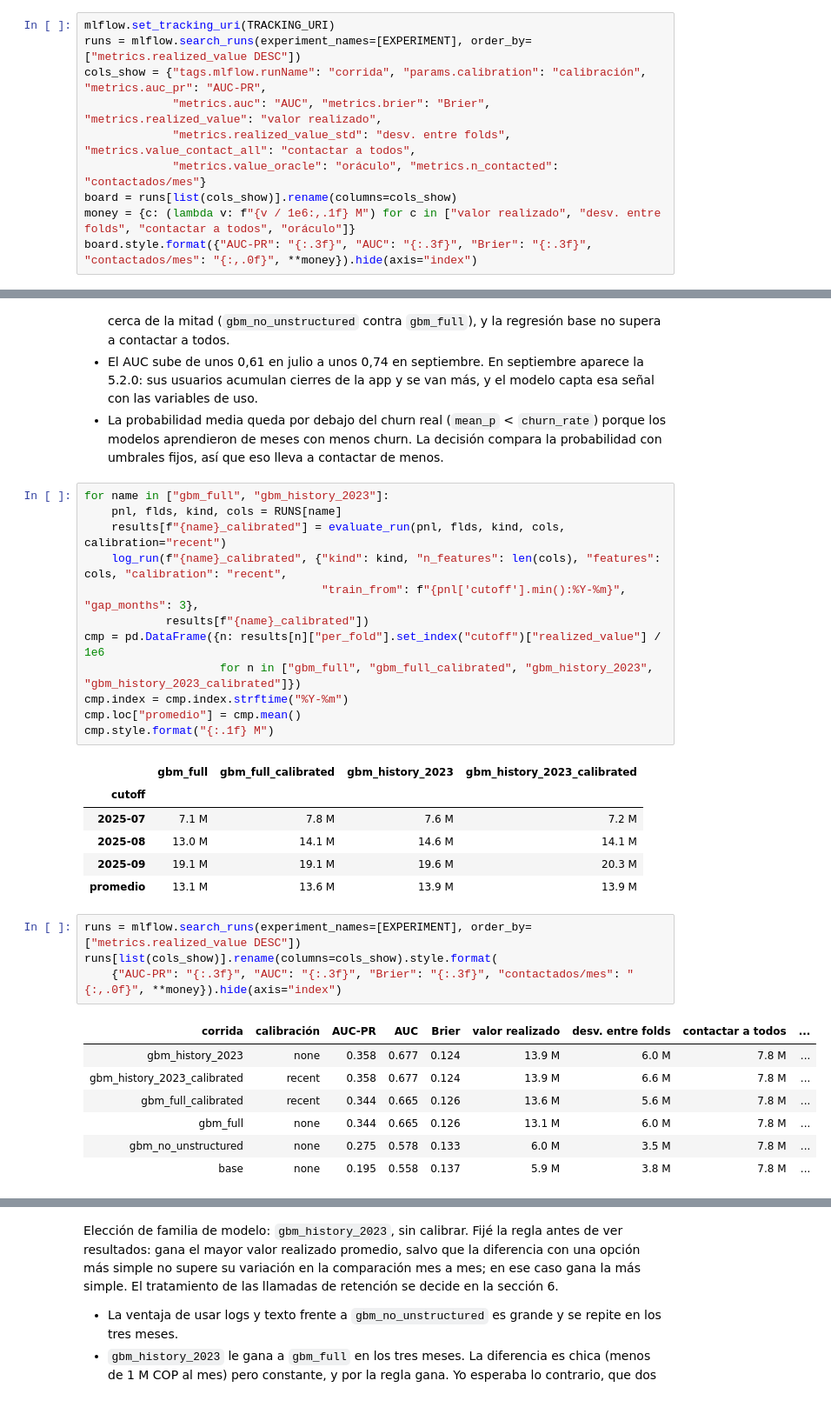
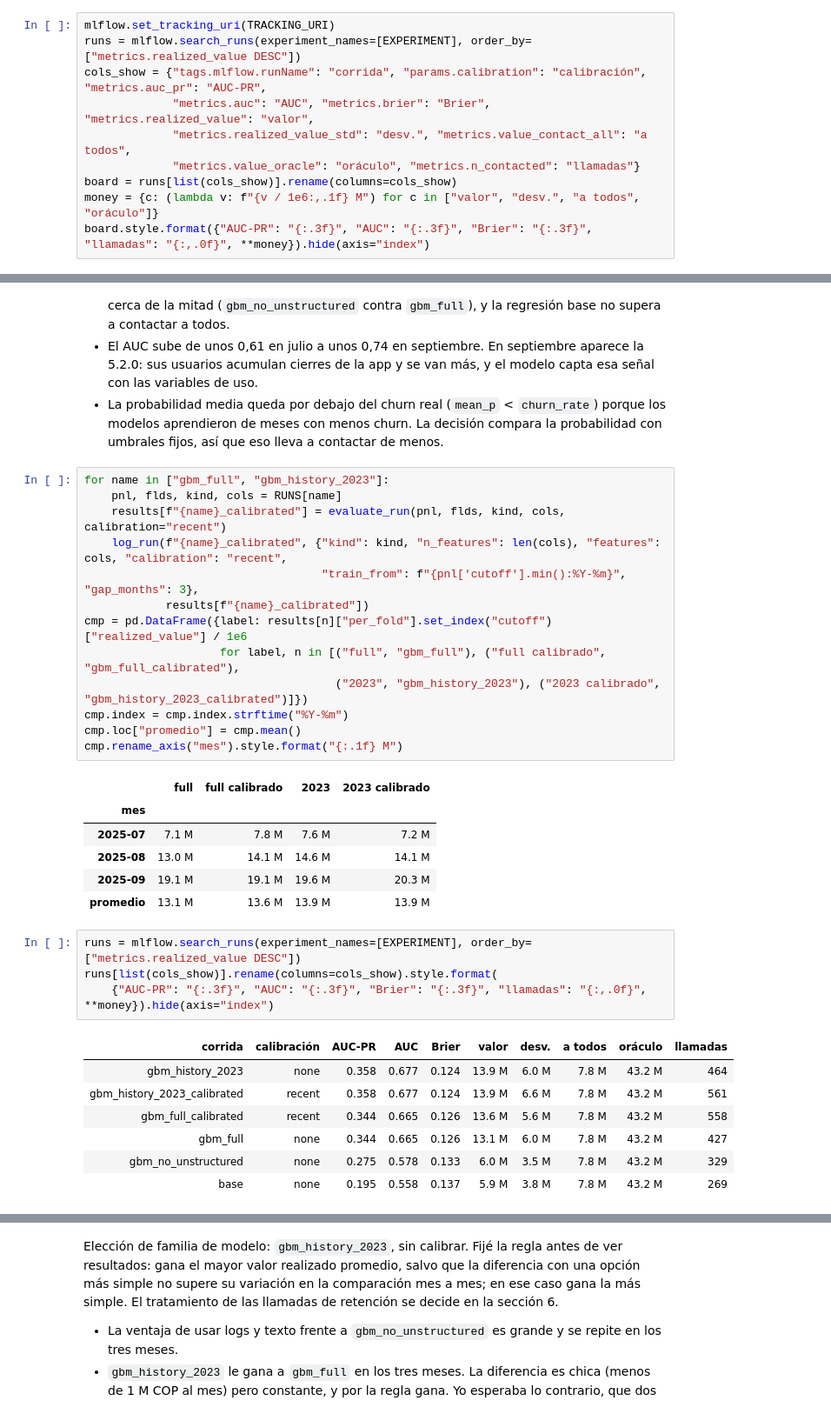
Before and after one commit to unfresh25/conecta-churn, a Jupyter notebook: solucion.ipynb, the cells around one changed output, grey strips where cells are left out. Shown at 87% size. Cells and saved outputs as stored; diff of their text form.

```diff
--- a/solucion.ipynb
+++ b/solucion.ipynb
@@ -414,10 +413,10 @@ gbm_history_2023       valor realizado promedio:  13.94 M COP
 mlflow.set_tracking_uri(TRACKING_URI)
 runs = mlflow.search_runs(experiment_names=[EXPERIMENT], order_by=["metrics.realized_value DESC"])
 cols_show = {"tags.mlflow.runName": "corrida", "params.calibration": "calibración", "metrics.auc_pr": "AUC-PR",
-             "metrics.auc": "AUC", "metrics.brier": "Brier", "metrics.realized_value": "valor realizado",
-             "metrics.realized_value_std": "desv. entre folds", "metrics.value_contact_all": "contactar a todos",
-             "metrics.value_oracle": "oráculo", "metrics.n_contacted": "contactados/mes"}
+             "metrics.auc": "AUC", "metrics.brier": "Brier", "metrics.realized_value": "valor",
+             "metrics.realized_value_std": "desv.", "metrics.value_contact_all": "a todos",
+             "metrics.value_oracle": "oráculo", "metrics.n_contacted": "llamadas"}
 board = runs[list(cols_show)].rename(columns=cols_show)
-money = {c: (lambda v: f"{v / 1e6:,.1f} M") for c in ["valor realizado", "desv. entre folds", "contactar a todos", "oráculo"]}
-board.style.format({"AUC-PR": "{:.3f}", "AUC": "{:.3f}", "Brier": "{:.3f}", "contactados/mes": "{:,.0f}", **money}).hide(axis="index")
+money = {c: (lambda v: f"{v / 1e6:,.1f} M") for c in ["valor", "desv.", "a todos", "oráculo"]}
+board.style.format({"AUC-PR": "{:.3f}", "AUC": "{:.3f}", "Brier": "{:.3f}", "llamadas": "{:,.0f}", **money}).hide(axis="index")
 # %% [output]
@@ -453,14 +452,15 @@ for name in ["gbm_full", "gbm_history_2023"]:
     log_run(f"{name}_calibrated", {"kind": kind, "n_features": len(cols), "features": cols, "calibration": "recent",
                                    "train_from": f"{pnl['cutoff'].min():%Y-%m}", "gap_months": 3},
             results[f"{name}_calibrated"])
-cmp = pd.DataFrame({n: results[n]["per_fold"].set_index("cutoff")["realized_value"] / 1e6
-                    for n in ["gbm_full", "gbm_full_calibrated", "gbm_history_2023", "gbm_history_2023_calibrated"]})
+cmp = pd.DataFrame({label: results[n]["per_fold"].set_index("cutoff")["realized_value"] / 1e6
+                    for label, n in [("full", "gbm_full"), ("full calibrado", "gbm_full_calibrated"),
+                                     ("2023", "gbm_history_2023"), ("2023 calibrado", "gbm_history_2023_calibrated")]})
 cmp.index = cmp.index.strftime("%Y-%m")
 cmp.loc["promedio"] = cmp.mean()
-cmp.style.format("{:.1f} M")
+cmp.rename_axis("mes").style.format("{:.1f} M")
 # %% [output]
-|  | gbm_full | gbm_full_calibrated | gbm_history_2023 | gbm_history_2023_calibrated |
-| cutoff |  |  |  |  |
+|  | full | full calibrado | 2023 | 2023 calibrado |
+| mes |  |  |  |  |
 | 2025-07 | 7.1 M | 7.8 M | 7.6 M | 7.2 M |
 | 2025-08 | 13.0 M | 14.1 M | 14.6 M | 14.1 M |
 | 2025-09 | 19.1 M | 19.1 M | 19.6 M | 20.3 M |
@@ -468,15 +468,15 @@ cmp.style.format("{:.1f} M")
 # %%
 runs = mlflow.search_runs(experiment_names=[EXPERIMENT], order_by=["metrics.realized_value DESC"])
 runs[list(cols_show)].rename(columns=cols_show).style.format(
-    {"AUC-PR": "{:.3f}", "AUC": "{:.3f}", "Brier": "{:.3f}", "contactados/mes": "{:,.0f}", **money}).hide(axis="index")
+    {"AUC-PR": "{:.3f}", "AUC": "{:.3f}", "Brier": "{:.3f}", "llamadas": "{:,.0f}", **money}).hide(axis="index")
 # %% [output]
-| corrida | calibración | AUC-PR | AUC | Brier | valor realizado | desv. entre folds | contactar a todos | ... |
-| gbm_history_2023 | none | 0.358 | 0.677 | 0.124 | 13.9 M | 6.0 M | 7.8 M | ... |
-| gbm_history_2023_calibrated | recent | 0.358 | 0.677 | 0.124 | 13.9 M | 6.6 M | 7.8 M | ... |
-| gbm_full_calibrated | recent | 0.344 | 0.665 | 0.126 | 13.6 M | 5.6 M | 7.8 M | ... |
-| gbm_full | none | 0.344 | 0.665 | 0.126 | 13.1 M | 6.0 M | 7.8 M | ... |
-| gbm_no_unstructured | none | 0.275 | 0.578 | 0.133 | 6.0 M | 3.5 M | 7.8 M | ... |
-| base | none | 0.195 | 0.558 | 0.137 | 5.9 M | 3.8 M | 7.8 M | ... |
+| corrida | calibración | AUC-PR | AUC | Brier | valor | desv. | a todos | oráculo | llamadas |
+| gbm_history_2023 | none | 0.358 | 0.677 | 0.124 | 13.9 M | 6.0 M | 7.8 M | 43.2 M | 464 |
+| gbm_history_2023_calibrated | recent | 0.358 | 0.677 | 0.124 | 13.9 M | 6.6 M | 7.8 M | 43.2 M | 561 |
+| gbm_full_calibrated | recent | 0.344 | 0.665 | 0.126 | 13.6 M | 5.6 M | 7.8 M | 43.2 M | 558 |
+| gbm_full | none | 0.344 | 0.665 | 0.126 | 13.1 M | 6.0 M | 7.8 M | 43.2 M | 427 |
+| gbm_no_unstructured | none | 0.275 | 0.578 | 0.133 | 6.0 M | 3.5 M | 7.8 M | 43.2 M | 329 |
+| base | none | 0.195 | 0.558 | 0.137 | 5.9 M | 3.8 M | 7.8 M | 43.2 M | 269 |
 # %%
 def paired(a, b):
     d = results[a]["per_fold"]["realized_value"].to_numpy() - results[b]["per_fold"]["realized_value"].to_numpy()
```
Also changed, not shown: parts of 23 cells of this notebook.
